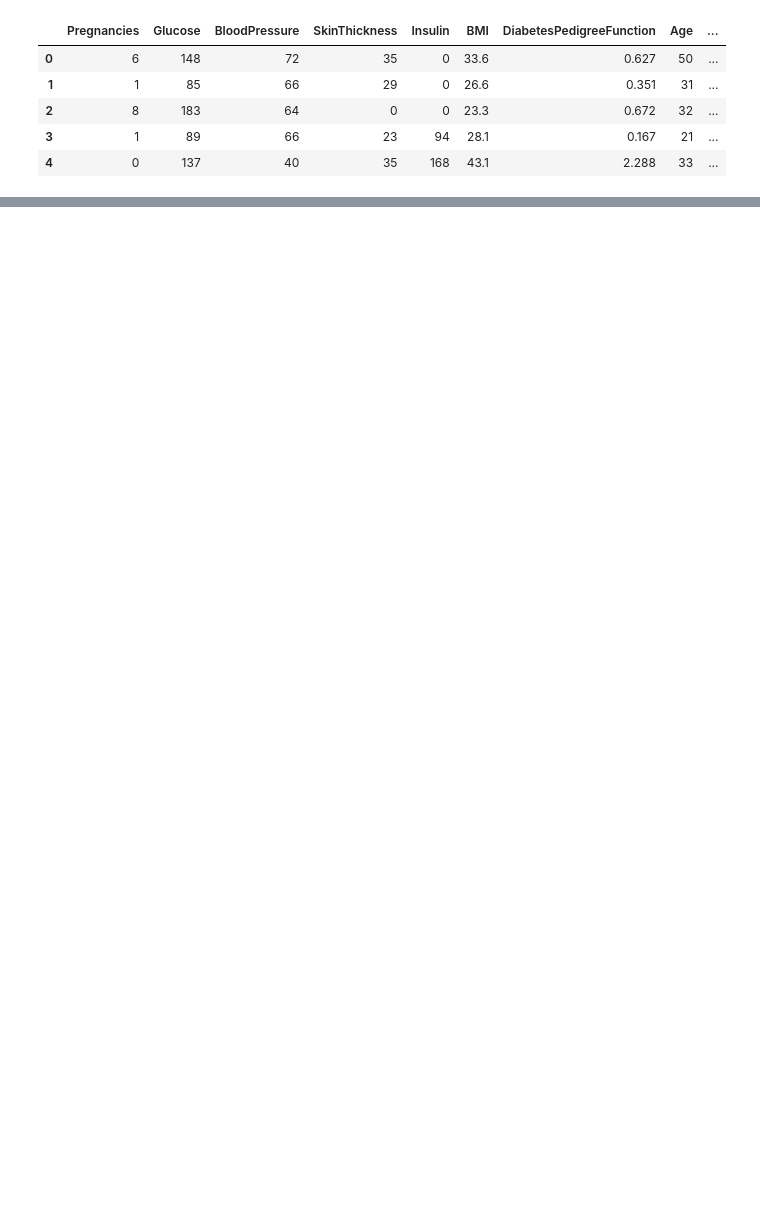
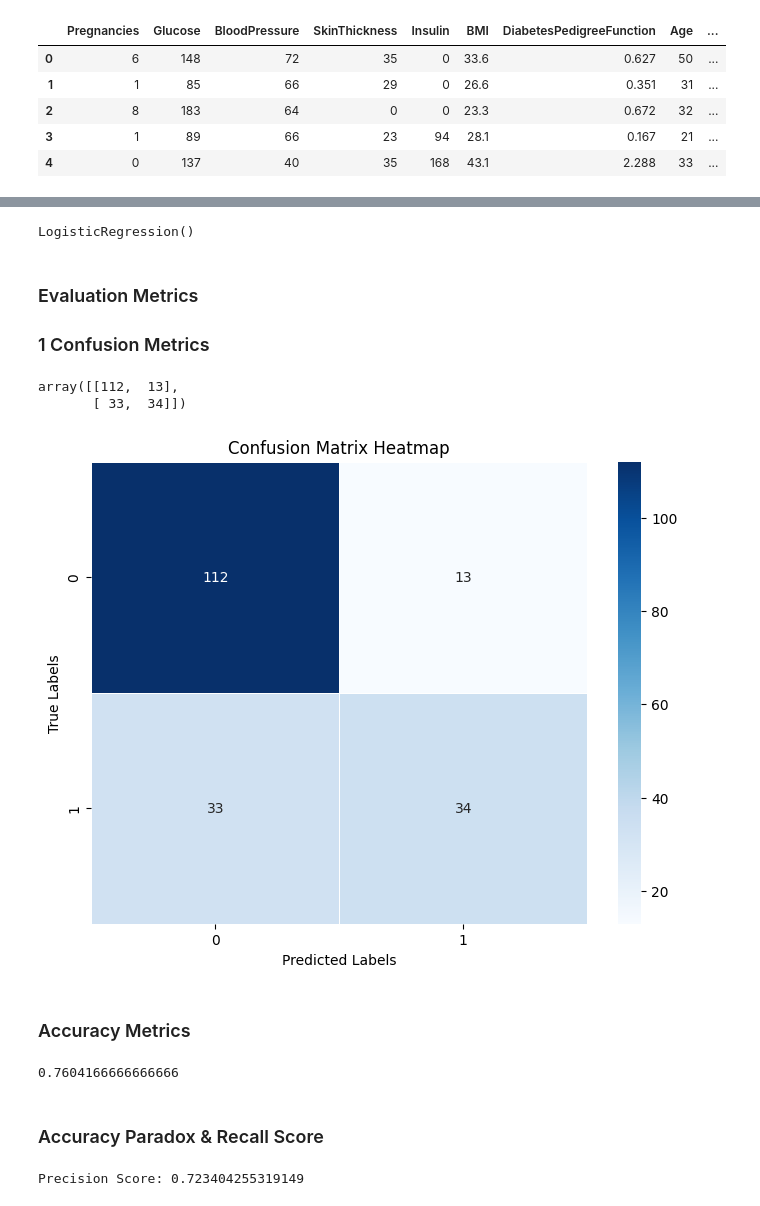
Before and after one commit to thapamanil/Manil, a Jupyter notebook: Machine Learning/Logistic-Regression.ipynb, the cells around one changed output, grey strips where cells are left out. Drawn from its saved outputs; the diff is of its cells as text; code cells hidden in the pictures; blank space fills up the shorter version.

Commit message:
Logistics Regression

```diff
--- a/Machine Learning/Logistic-Regression.ipynb
+++ b/Machine Learning/Logistic-Regression.ipynb
@@ -34,0 +39,2 @@ plt.plot(X, linreg.predict(X.reshape(-1,1)))
+# %%
+x_train, x_test, y_train, y_test = train_test_split(X_scaled,Y , test_size =0.25, random_state=898, stratify=Y)
@@ -34,0 +43,10 @@ plt.plot(X, linreg.predict(X.reshape(-1,1)))
+# %%
+log_regression = LogisticRegression()
+log_regression.fit(x_train, y_train)
+# %% [output]
+LogisticRegression()
+# %%
+y_pred = log_regression.predict(x_test)
+# %% [markdown]
+### Evaluation Metrics ###
+### 1 Confusion Metrics
@@ -34,0 +55,7 @@ plt.plot(X, linreg.predict(X.reshape(-1,1)))
+# %%
+matrix = confusion_matrix(y_test , y_pred, labels = [0,1])
+# %%
+matrix
+# %% [output]
+array([[112,  13],
+       [ 33,  34]])
@@ -34,0 +69,12 @@ plt.plot(X, linreg.predict(X.reshape(-1,1)))
+# %%
+# Plot the confusion matrix using Seaborn's heatmap
+plt.figure(figsize=(8, 6))
+sns.heatmap(matrix, annot=True, fmt='d', cmap='Blues', linewidths=0.5)
+plt.xlabel('Predicted Labels')
+plt.ylabel('True Labels')
+plt.title('Confusion Matrix Heatmap')
+plt.show()
+# %% [output]
+[figure, added]
+# %% [markdown]
+### Accuracy Metrics ###
@@ -34,0 +83,11 @@ plt.plot(X, linreg.predict(X.reshape(-1,1)))
+# %%
+accuracy_score(y_test , y_pred)
+# %% [output]
+0.7604166666666666
+# %% [markdown]
+### Accuracy Paradox   &  Recall Score
+# %%
+from sklearn.metrics import precision_score, recall_score
+print("Precision Score:", precision_score(y_test, y_pred))
+# %% [output]
+Precision Score: 0.723404255319149
```
Also changed, not shown: parts of 16 cells of this notebook.
